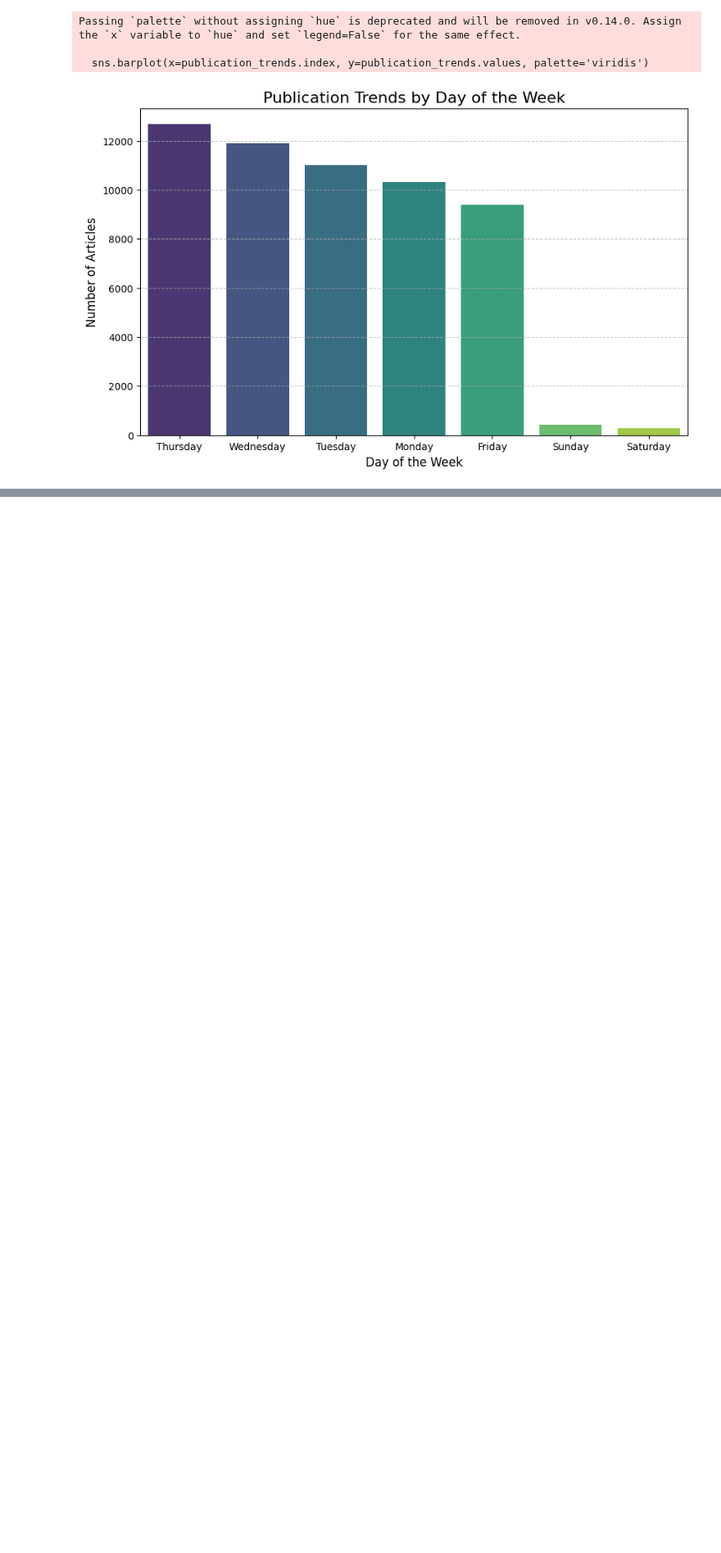
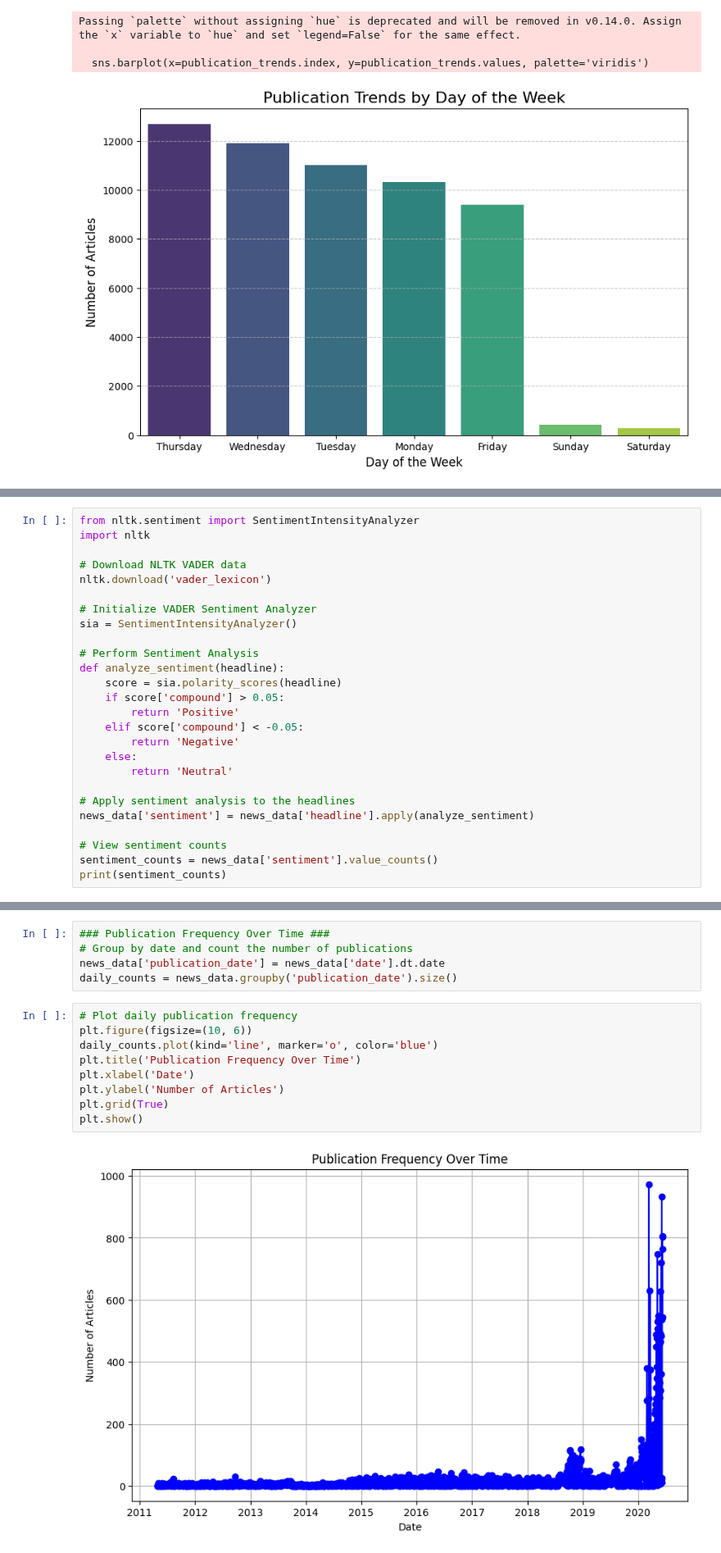
Before and after one commit to Ofgeha-Gelana/SentimentStockPredictor, a Jupyter notebook: notebooks/descriptive_analy.ipynb, the cells around one changed output, grey strips where cells are left out. Shown at 82% size. Saved outputs shown, nothing was run; the diff lists cells and outputs as text; blank space fills up the shorter version.

Commit message:
added time series

```diff
--- a/notebooks/descriptive_analy.ipynb
+++ b/notebooks/descriptive_analy.ipynb
@@ -169,0 +155,26 @@ df1
+# %%
+from nltk.sentiment import SentimentIntensityAnalyzer
+import nltk
+
+# Download NLTK VADER data
+nltk.download('vader_lexicon')
+
+# Initialize VADER Sentiment Analyzer
+sia = SentimentIntensityAnalyzer()
+
+# Perform Sentiment Analysis
+def analyze_sentiment(headline):
+    score = sia.polarity_scores(headline)
+    if score['compound'] > 0.05:
+        return 'Positive'
+    elif score['compound'] < -0.05:
+        return 'Negative'
+    else:
+        return 'Neutral'
+
+# Apply sentiment analysis to the headlines
+news_data['sentiment'] = news_data['headline'].apply(analyze_sentiment)
+
+# View sentiment counts
+sentiment_counts = news_data['sentiment'].value_counts()
+print(sentiment_counts)
@@ -169,0 +217,16 @@ df1
+# %%
+### Publication Frequency Over Time ###
+# Group by date and count the number of publications
+news_data['publication_date'] = news_data['date'].dt.date
+daily_counts = news_data.groupby('publication_date').size()
+# %%
+# Plot daily publication frequency
+plt.figure(figsize=(10, 6))
+daily_counts.plot(kind='line', marker='o', color='blue')
+plt.title('Publication Frequency Over Time')
+plt.xlabel('Date')
+plt.ylabel('Number of Articles')
+plt.grid(True)
+plt.show()
+# %% [output]
+[figure, added]
```
Also changed, not shown: parts of 8 cells of this notebook.
